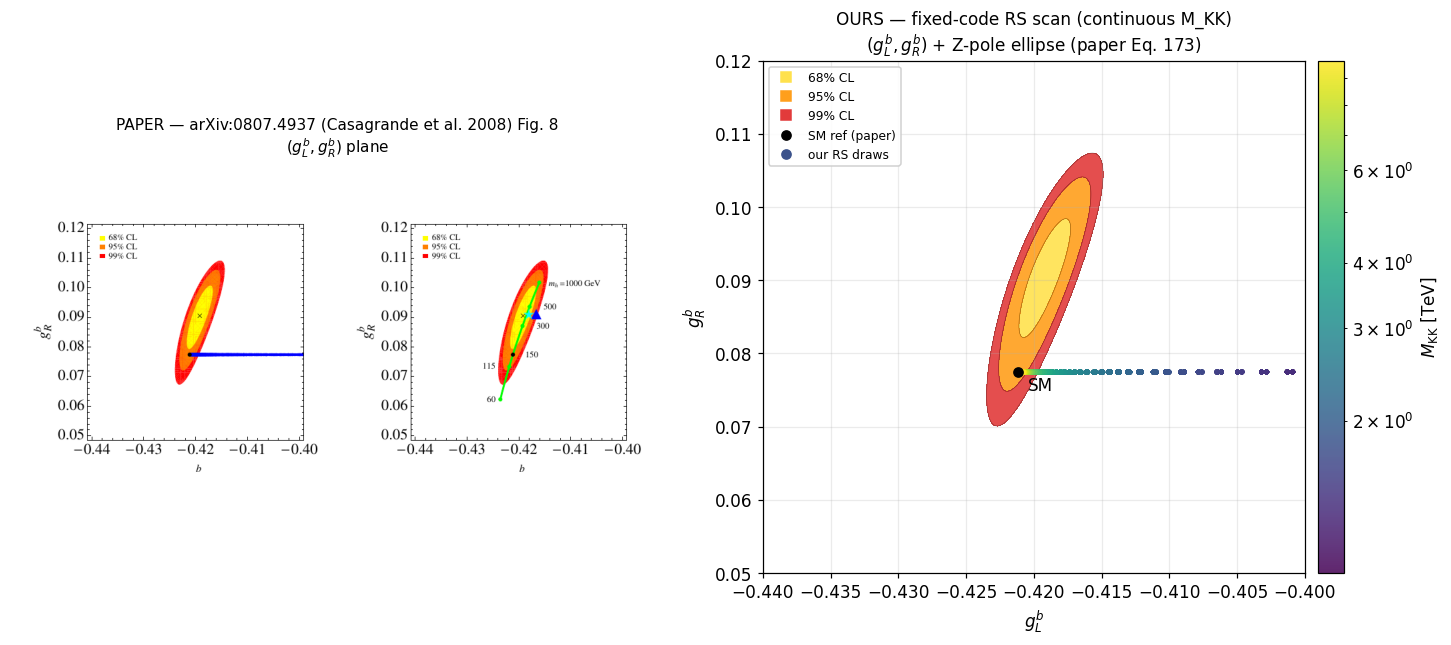
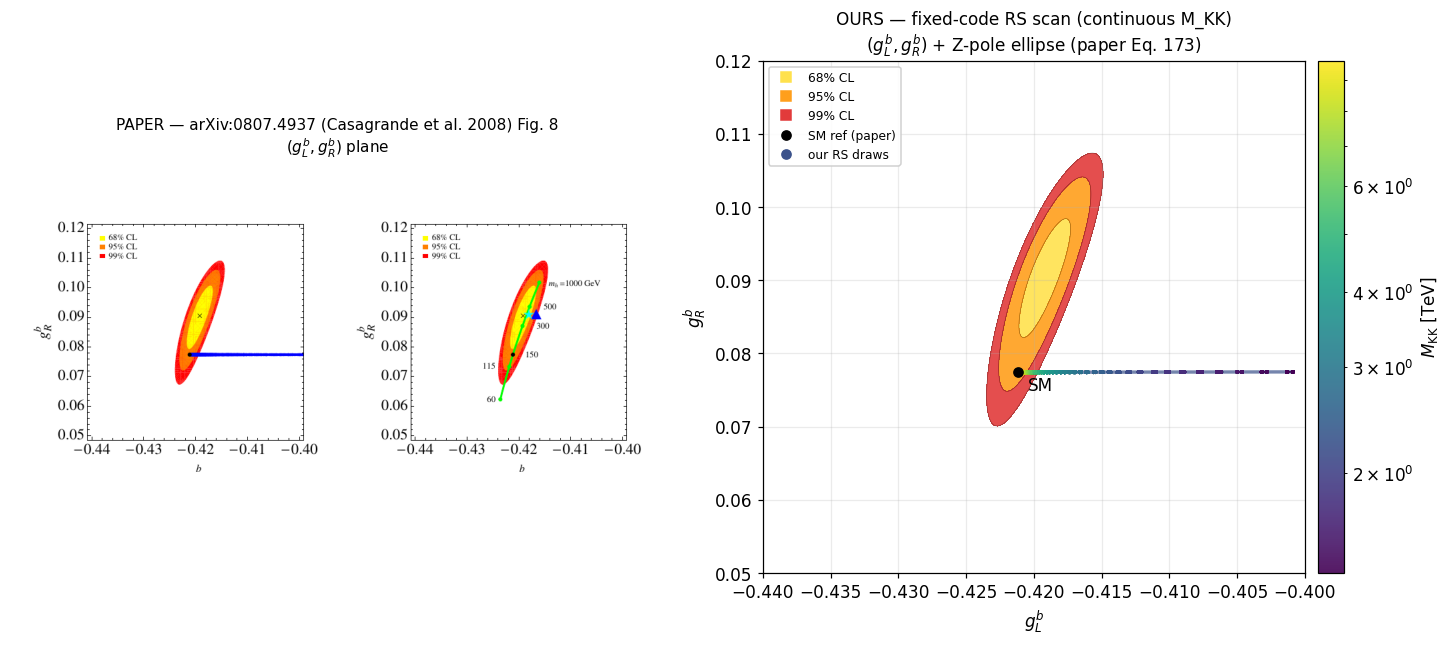
Code edit (unified diff) that turned the first committed figure into the second:
--- before
+++ after
@@ -33,6 +33,13 @@
 ax.plot(SM_GL_B, SM_GR_B, "ko", ms=6, zorder=6)
 ax.annotate("SM", (SM_GL_B, SM_GR_B), textcoords="offset points", xytext=(6, -12))
-sc = ax.scatter(dfc["g_L_b"], dfc["g_R_b"], c=dfc["M_KK_TeV"], cmap="viridis",
-                norm=mpl.colors.LogNorm(), s=10, edgecolor="none", alpha=0.85, zorder=5)
+# Dense near-horizontal stripe (paper Fig. 8 left panel): g_R^b is pinned at ~0.0774
+# while g_L^b slides toward 0 as M_KK drops. Plot ALL in-window points small+dense so
+# the razor-thin stripe reads as a continuous line (it spans only ~5e-5 in g_R^b).
+win = ((dfc["g_L_b"] >= -0.44) & (dfc["g_L_b"] <= -0.40) &
+       (dfc["g_R_b"] >= 0.05) & (dfc["g_R_b"] <= 0.12))
+dpl = dfc[win].sort_values("g_L_b")
+ax.plot(dpl["g_L_b"], dpl["g_R_b"], "-", color="#3b528b", lw=2.2, alpha=0.7, zorder=4)
+sc = ax.scatter(dpl["g_L_b"], dpl["g_R_b"], c=dpl["M_KK_TeV"], cmap="viridis",
+                norm=mpl.colors.LogNorm(), s=6, edgecolor="none", alpha=0.9, zorder=5)
 cb = fig.colorbar(sc, ax=ax, pad=0.02); cb.set_label(r"$M_{\rm KK}$ [TeV]")
 ax.set_xlim(-0.44, -0.40); ax.set_ylim(0.05, 0.12)
@@ -46,5 +53,5 @@
            Line2D([], [], marker="o", ls="", color="#3b528b", label="our RS draws")]
 ax.legend(handles=handles, loc="upper left")
-plt.tight_layout(); plt.show()
+plt.tight_layout(); save_report(fig, "fig_Zbb_gLgR.png"); plt.show()
 print("our g_L^b range:", float(dfc.g_L_b.min()), float(dfc.g_L_b.max()))
 print("our g_R^b range:", float(dfc.g_R_b.min()), float(dfc.g_R_b.max()))

Commit: fix(repro): figure-by-figure fidelity pass — match published figures